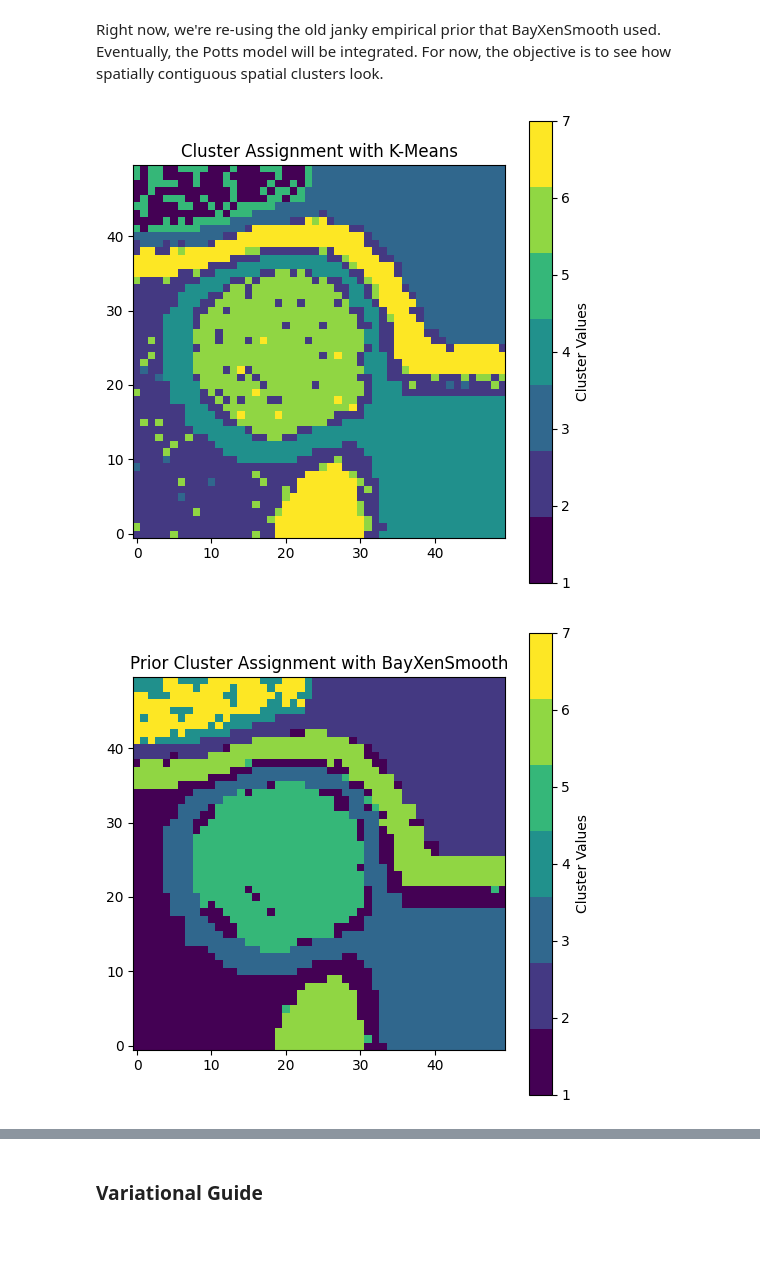
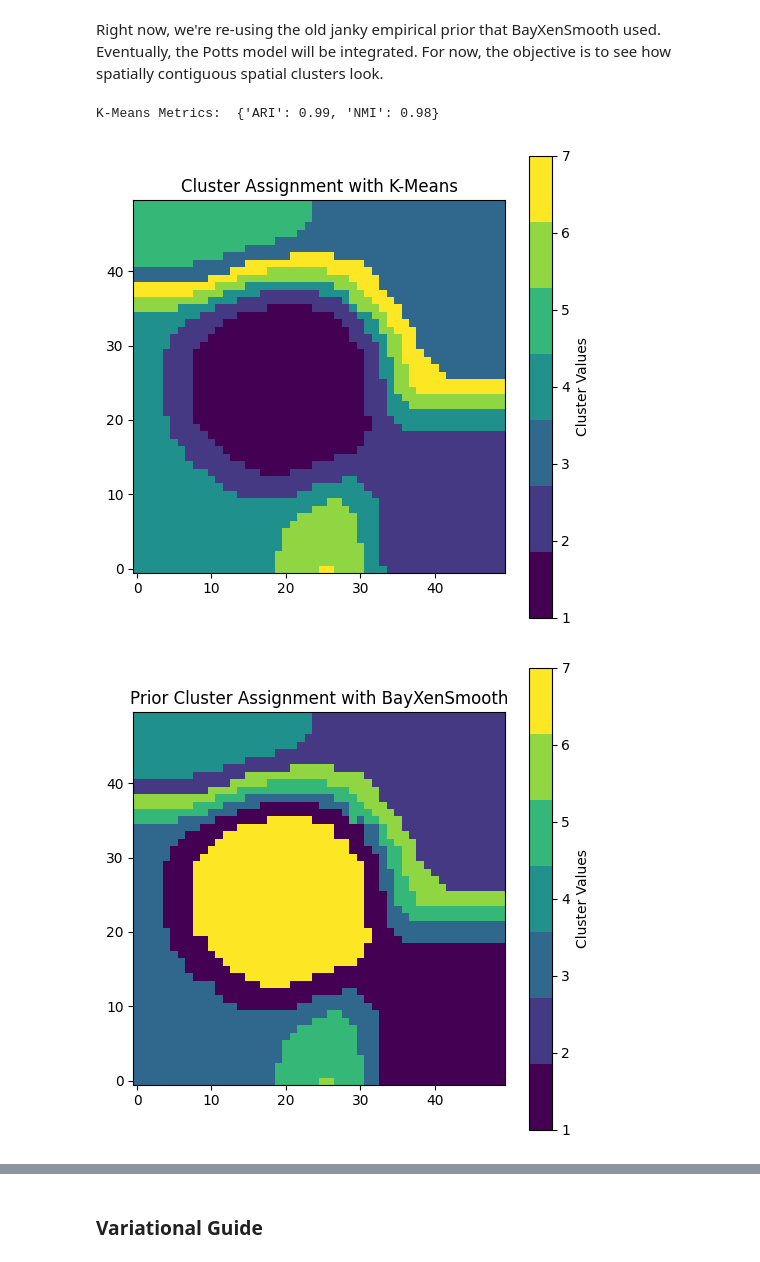
Before and after one commit to prob-ml/xennf, a Jupyter notebook: nf/nf.ipynb, the cells around one changed output, grey strips where cells are left out. Drawn from its saved outputs; the diff is of its cells as text; code cells hidden in the pictures.

Commit message:
initial flow results

```diff
--- a/nf/nf.ipynb
+++ b/nf/nf.ipynb
@@ -203,7 +204,7 @@ We use the simulated dataset from the BayXenSmooth paper as an initial assessmen
 # %%
 # Data Properties
 batch_size = 256
-data_dimension = 5
+data_dimension = 25
 num_clusters = 7
 learn_global_variances = False
 # %%
@@ -274,6 +275,14 @@ num_rows = max(rows) + 1
 num_cols = max(columns) + 1
 
 initial_clusters = custom_cluster_initialization(original_adata, "K-Means", K=num_clusters)
+
+ari = ARI(initial_clusters, TRUE_PRIOR_WEIGHTS.argmax(axis=-1))
+nmi = NMI(initial_clusters, TRUE_PRIOR_WEIGHTS.argmax(axis=-1))
+cluster_metrics = {
+    "ARI": round(ari, 2),
+    "NMI": round(nmi, 2)
+}
+print("K-Means Metrics: ", cluster_metrics)
 
 for i in range(num_clusters):
     cluster_data = gene_data[initial_clusters == i]
@@ -317,32 +326,33 @@ for i in tqdm(range(num_spots)):
     # Update the cluster probabilities
     spatial_cluster_probs_prior[i] += neighborhood_priors
 
 spatial_cluster_probs_prior = spatial_cluster_probs_prior.clamp(MIN_CONCENTRATION)
 sample_for_assignment_options = [True, False]
 
 num_prior_samples = 100
 for sample_for_assignment in sample_for_assignment_options:
 
     if sample_for_assignment:
         cluster_assignments_prior_TRUE = pyro.sample("cluster_assignments", dist.Categorical(spatial_cluster_probs_prior).expand_by([num_prior_samples])).detach().mode(dim=0).values
         cluster_assignments_prior = cluster_assignments_prior_TRUE
     else:
         cluster_assignments_prior_FALSE = spatial_cluster_probs_prior.argmax(dim=1)
         cluster_assignments_prior = cluster_assignments_prior_FALSE
 
     # Load the data
     data = torch.tensor(gene_data).float()
 
     cluster_grid_PRIOR = torch.zeros((num_rows, num_cols), dtype=torch.long)
 
     cluster_grid_PRIOR[rows, columns] = cluster_assignments_prior + 1
 
     colors = plt.cm.get_cmap('viridis', num_clusters)
 
     plt.figure(figsize=(6, 6))
     plt.imshow(cluster_grid_PRIOR.cpu(), cmap=colors, interpolation='nearest', origin='lower')
     plt.colorbar(ticks=range(1, num_clusters + 1), label='Cluster Values')
     plt.title('Prior Cluster Assignment with BayXenSmooth')
 # %% [output]
+K-Means Metrics:  {'ARI': 0.99, 'NMI': 0.98}
-[figure, old version]
+[figure, new version]
-[figure, old version]
+[figure, new version]
```
Also changed, not shown: parts of 5 cells of this notebook, 45 other files.
